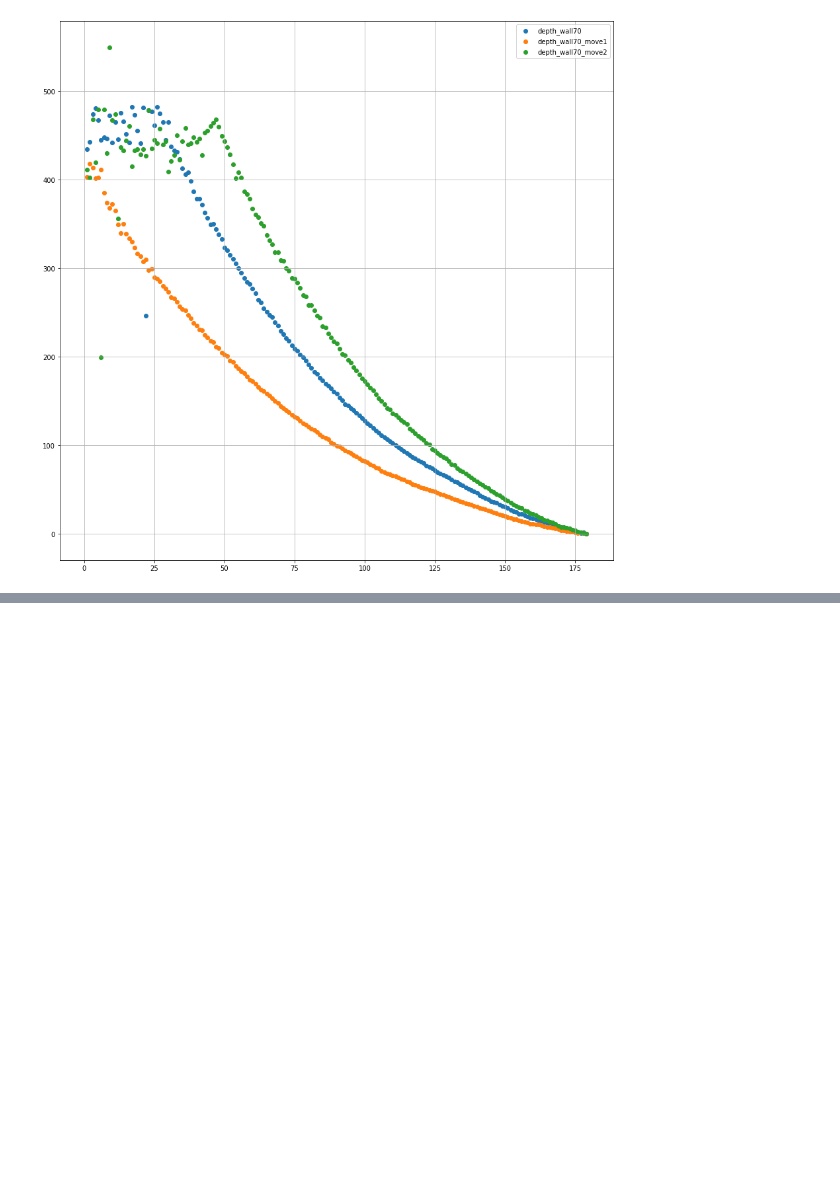
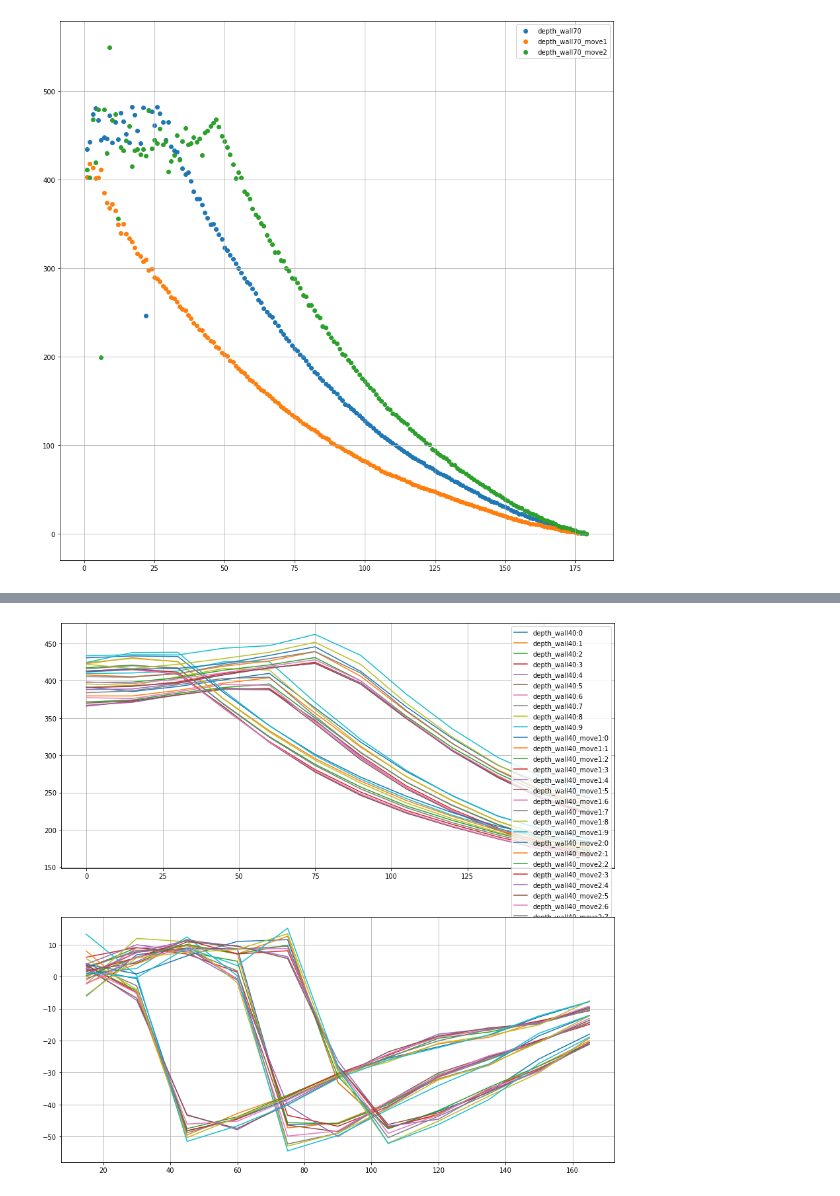
Before and after one commit to dimatoys/srobot, a Jupyter notebook: analysis/camera4.ipynb, the cells around one changed output, grey strips where cells are left out. Cells and saved outputs as stored; diff of their text form; code cells hidden in the pictures; blank space fills up the shorter version.

```diff
--- a/analysis/camera4.ipynb
+++ b/analysis/camera4.ipynb
@@ -285,0 +370,49 @@ plt.show()
+# %%
+import matplotlib.pyplot as plt
+plt.rcParams["figure.figsize"] = (15,15)
+fig, ax = plt.subplots(2)
+
+def map3(ax, file, parts, s):
+    width1 = width - 20
+    img = load_img(file)
+    xs = int(width1 / parts)
+    yv = []
+    xv= [[] for i in range(parts)]
+    for y0 in range(int(height / s)):
+        x0 = 0
+        for i in range(parts):
+            m = 0
+            for j in range(xs):
+                for y in range(y0 * s, y0 * s+s):
+                    m += img[x0, y]
+                x0 += 1
+            xv[i].append(m / xs / s)
+        yv.append(y0 * s)
+
+    dv = [[] for i in range(parts)]
+    for i in range(1, len(yv)):
+        for j in range(parts):
+            dv[j].append(xv[j][i] - xv[j][i-1])
+
+
+    for i in range(parts):
+        ax[0].plot(yv,xv[i], label=f"{file}:{i}")
+
+    for i in range(parts):
+        ax[1].plot(yv[1:],dv[i], label=f"{file}:{i}")
+
+
+
+map3(ax, "depth_wall40", 10, 15)
+map3(ax, "depth_wall40_move1", 10, 15)
+map3(ax, "depth_wall40_move2", 10,15)
+
+ax[0].grid(True)
+ax[1].grid(True)
+ax[0].legend()
+#ax.set_ylim(-10, 20)
+#ax.set_xlim(0,80)
+
+plt.show()
+# %% [output]
+[figure, added]
```
Also changed, not shown: parts of 5 cells of this notebook.
